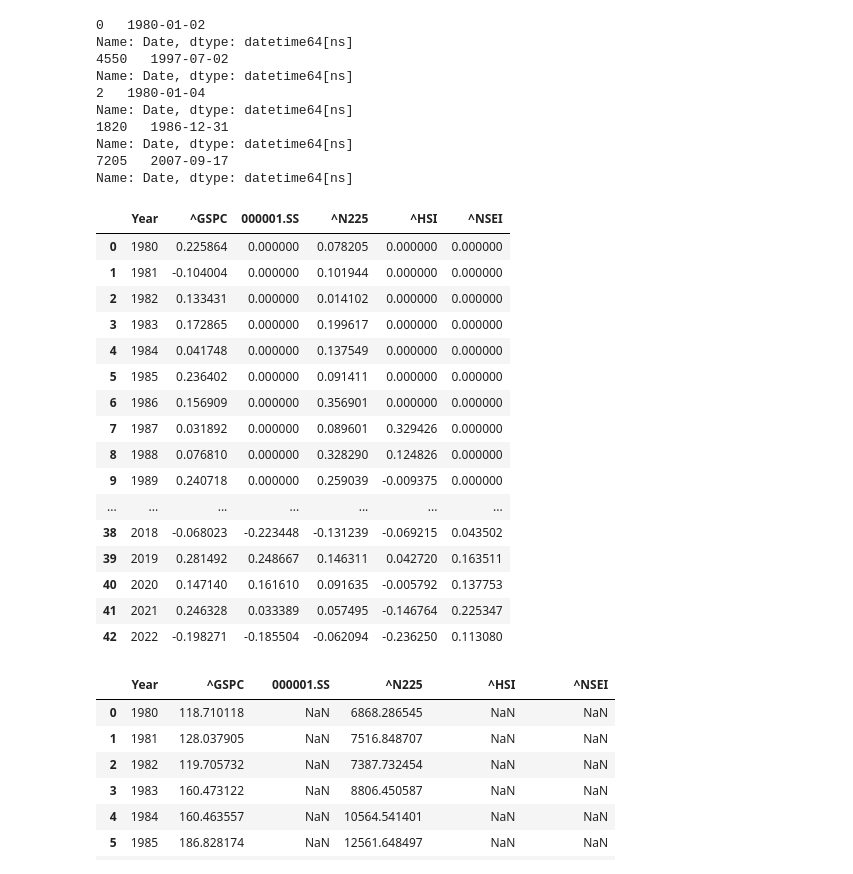
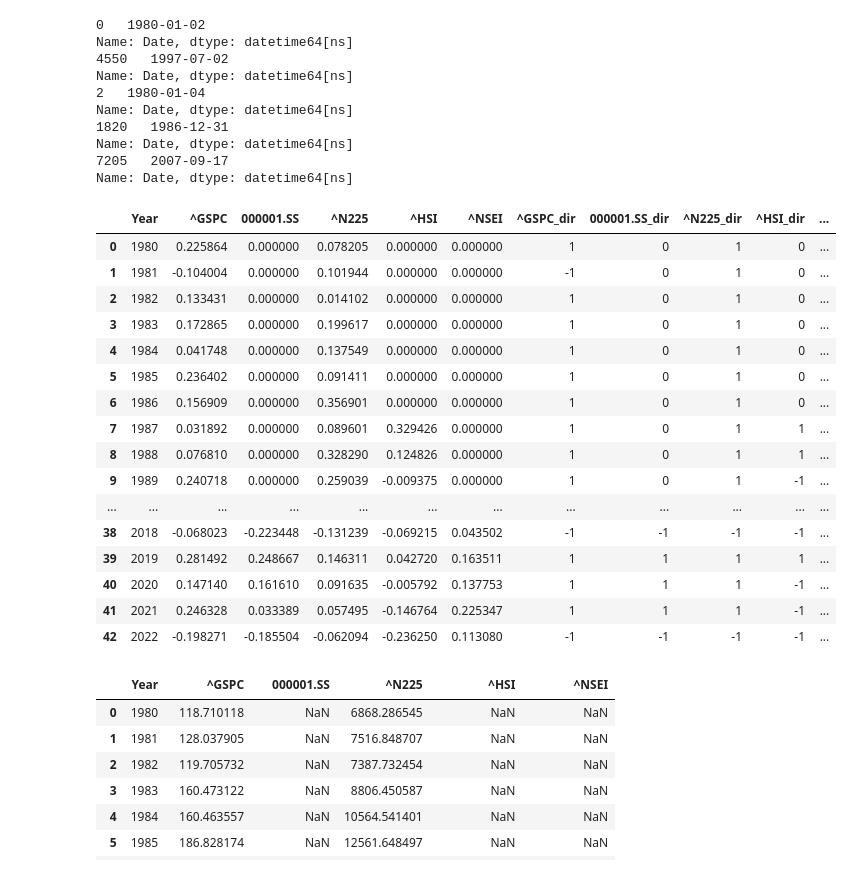
Before and after one commit to gjm826f8/NUS-CS5346-Group-8-Project, a Jupyter notebook: Stock_Indix_Plot.ipynb, the cells around one changed output. Saved outputs shown, nothing was run; the diff lists cells and outputs as text; code cells hidden in the pictures.

```diff
--- a/Stock_Indix_Plot.ipynb
+++ b/Stock_Indix_Plot.ipynb
@@ -60,36 +60,41 @@ Name: Date, dtype: datetime64[ns]
 # %%
 # calculate the daily log return of stock indices
 stock_indices_return = stock_indices_data.copy()
 for index in stock_indices:
     stock_indices_return[index] = np.log(stock_indices_return[index] / stock_indices_return[index].shift(1))
 # stock_indices_return = stock_indices_return.dropna()
 
 # group the data by year and calculate the annual return
 stock_indices_return['Year'] = stock_indices_return['Date'].dt.year
 stock_indices_annual_return = pd.DataFrame()
 for index in stock_indices:
     stock_indices_annual_return[index] = stock_indices_return.groupby('Year')[index].sum()
 stock_indices_annual_return = stock_indices_annual_return.reset_index()
 stock_indices_annual_return = stock_indices_annual_return[['Year', '^GSPC', '000001.SS', '^N225', '^HSI', '^NSEI']]
+
+# create new column to store the direction of annual return
+for index in stock_indices:
+    stock_indices_annual_return[index + '_dir'] = stock_indices_annual_return[index].apply(lambda x: 1 if x > 0 else (-1 if x < 0 else 0))
+
 stock_indices_annual_return
 # %% [output]
-|  | Year | ^GSPC | 000001.SS | ^N225 | ^HSI | ^NSEI |
-| 0 | 1980 | 0.225864 | 0.000000 | 0.078205 | 0.000000 | 0.000000 |
-| 1 | 1981 | -0.104004 | 0.000000 | 0.101944 | 0.000000 | 0.000000 |
-| 2 | 1982 | 0.133431 | 0.000000 | 0.014102 | 0.000000 | 0.000000 |
-| 3 | 1983 | 0.172865 | 0.000000 | 0.199617 | 0.000000 | 0.000000 |
-| 4 | 1984 | 0.041748 | 0.000000 | 0.137549 | 0.000000 | 0.000000 |
-| 5 | 1985 | 0.236402 | 0.000000 | 0.091411 | 0.000000 | 0.000000 |
-| 6 | 1986 | 0.156909 | 0.000000 | 0.356901 | 0.000000 | 0.000000 |
-| 7 | 1987 | 0.031892 | 0.000000 | 0.089601 | 0.329426 | 0.000000 |
-| 8 | 1988 | 0.076810 | 0.000000 | 0.328290 | 0.124826 | 0.000000 |
-| 9 | 1989 | 0.240718 | 0.000000 | 0.259039 | -0.009375 | 0.000000 |
-| ... | ... | ... | ... | ... | ... | ... |
-| 38 | 2018 | -0.068023 | -0.223448 | -0.131239 | -0.069215 | 0.043502 |
-| 39 | 2019 | 0.281492 | 0.248667 | 0.146311 | 0.042720 | 0.163511 |
-| 40 | 2020 | 0.147140 | 0.161610 | 0.091635 | -0.005792 | 0.137753 |
-| 41 | 2021 | 0.246328 | 0.033389 | 0.057495 | -0.146764 | 0.225347 |
-| 42 | 2022 | -0.198271 | -0.185504 | -0.062094 | -0.236250 | 0.113080 |
+|  | Year | ^GSPC | 000001.SS | ^N225 | ^HSI | ^NSEI | ^GSPC_dir | 000001.SS_dir | ^N225_dir | ^HSI_dir | ... |
+| 0 | 1980 | 0.225864 | 0.000000 | 0.078205 | 0.000000 | 0.000000 | 1 | 0 | 1 | 0 | ... |
+| 1 | 1981 | -0.104004 | 0.000000 | 0.101944 | 0.000000 | 0.000000 | -1 | 0 | 1 | 0 | ... |
+| 2 | 1982 | 0.133431 | 0.000000 | 0.014102 | 0.000000 | 0.000000 | 1 | 0 | 1 | 0 | ... |
+| 3 | 1983 | 0.172865 | 0.000000 | 0.199617 | 0.000000 | 0.000000 | 1 | 0 | 1 | 0 | ... |
+| 4 | 1984 | 0.041748 | 0.000000 | 0.137549 | 0.000000 | 0.000000 | 1 | 0 | 1 | 0 | ... |
+| 5 | 1985 | 0.236402 | 0.000000 | 0.091411 | 0.000000 | 0.000000 | 1 | 0 | 1 | 0 | ... |
+| 6 | 1986 | 0.156909 | 0.000000 | 0.356901 | 0.000000 | 0.000000 | 1 | 0 | 1 | 0 | ... |
+| 7 | 1987 | 0.031892 | 0.000000 | 0.089601 | 0.329426 | 0.000000 | 1 | 0 | 1 | 1 | ... |
+| 8 | 1988 | 0.076810 | 0.000000 | 0.328290 | 0.124826 | 0.000000 | 1 | 0 | 1 | 1 | ... |
+| 9 | 1989 | 0.240718 | 0.000000 | 0.259039 | -0.009375 | 0.000000 | 1 | 0 | 1 | -1 | ... |
+| ... | ... | ... | ... | ... | ... | ... | ... | ... | ... | ... | ... |
+| 38 | 2018 | -0.068023 | -0.223448 | -0.131239 | -0.069215 | 0.043502 | -1 | -1 | -1 | -1 | ... |
+| 39 | 2019 | 0.281492 | 0.248667 | 0.146311 | 0.042720 | 0.163511 | 1 | 1 | 1 | 1 | ... |
+| 40 | 2020 | 0.147140 | 0.161610 | 0.091635 | -0.005792 | 0.137753 | 1 | 1 | 1 | -1 | ... |
+| 41 | 2021 | 0.246328 | 0.033389 | 0.057495 | -0.146764 | 0.225347 | 1 | 1 | 1 | -1 | ... |
+| 42 | 2022 | -0.198271 | -0.185504 | -0.062094 | -0.236250 | 0.113080 | -1 | -1 | -1 | -1 | ... |
 # %%
 df_cp = stock_indices_data.copy()
 df_cp['Year'] = df_cp['Date'].dt.year
```
Also changed, not shown: parts of 9 cells of this notebook.
